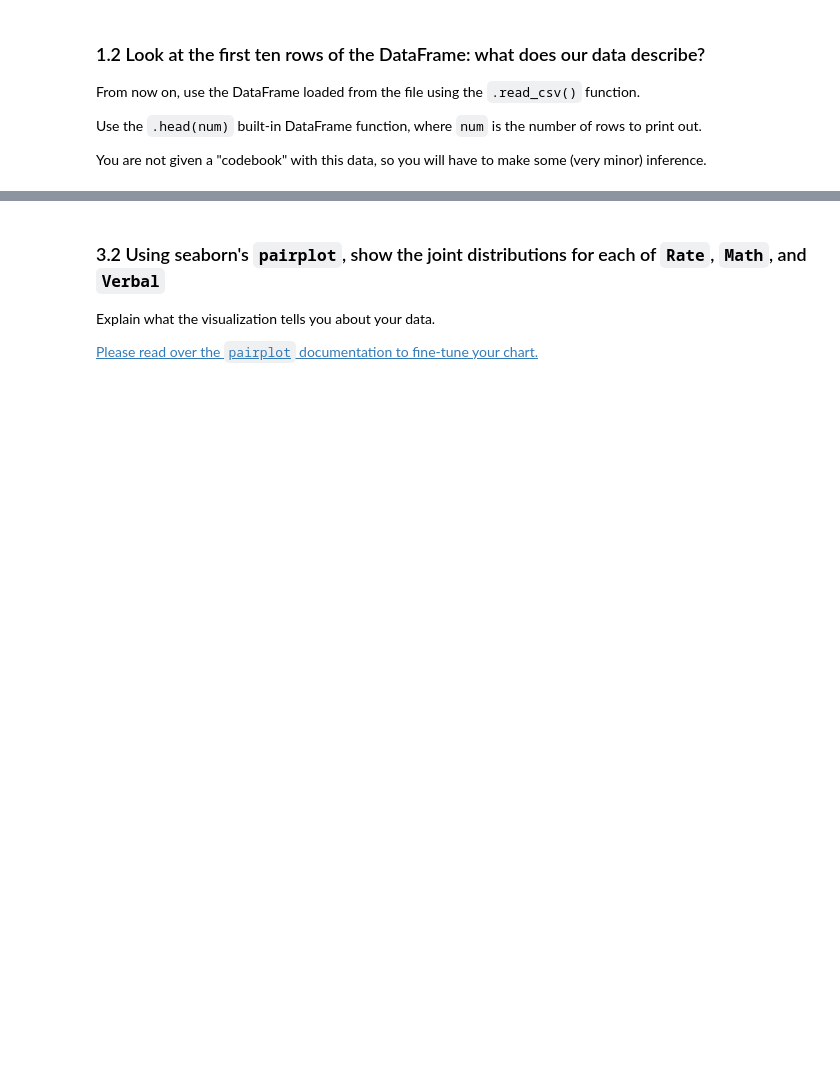
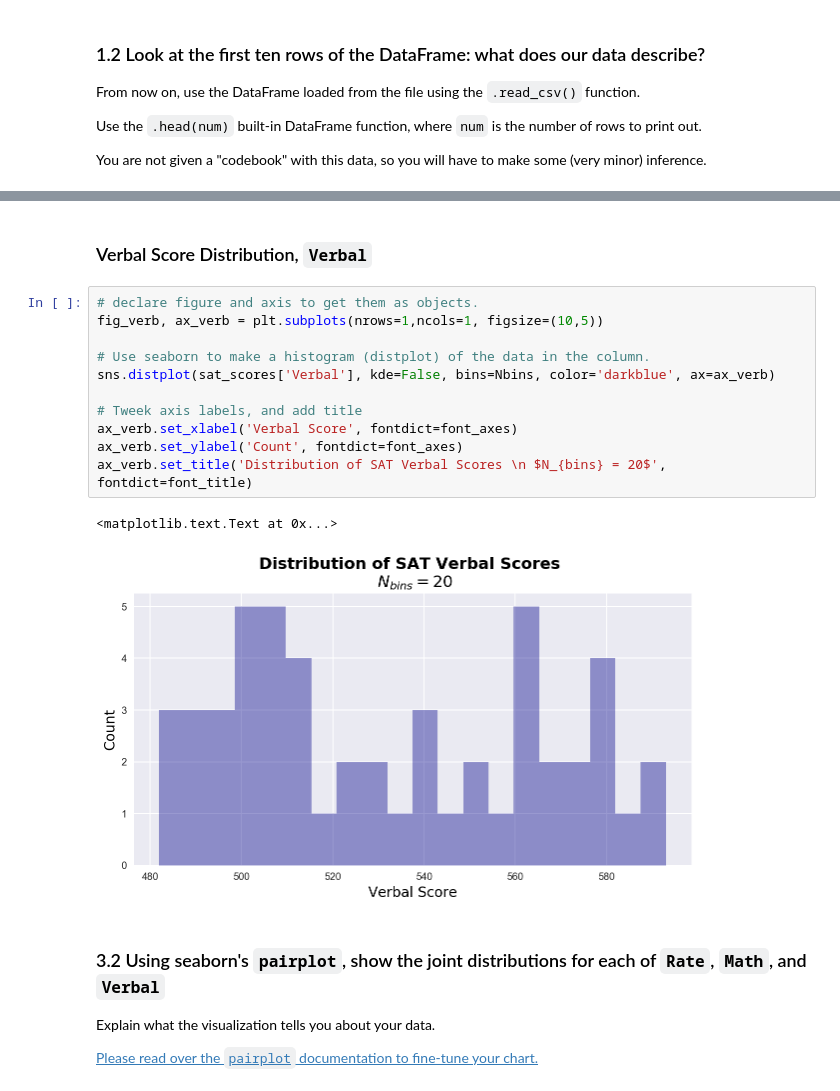
Before and after one commit to t-brewer/sats_and_drugs, a Jupyter notebook: project-02-v2-starter-code.ipynb, the cells around one changed output, grey strips where cells are left out. Drawn from its saved outputs; the diff is of its cells as text; blank space fills up the shorter version.

```diff
--- a/project-02-v2-starter-code.ipynb
+++ b/project-02-v2-starter-code.ipynb
@@ -77,3 +343,19 @@ Set the keyword argument `kde=False`. This way you can actually see the counts w
+# %% [markdown]
+### Verbal Score Distribution, `Verbal`
+# %%
+# declare figure and axis to get them as objects.
+fig_verb, ax_verb = plt.subplots(nrows=1,ncols=1, figsize=(10,5))
+
+# Use seaborn to make a histogram (distplot) of the data in the column.
+sns.distplot(sat_scores['Verbal'], kde=False, bins=Nbins, color='darkblue', ax=ax_verb)
+
+# Tweek axis labels, and add title
+ax_verb.set_xlabel('Verbal Score', fontdict=font_axes)
+ax_verb.set_ylabel('Count', fontdict=font_axes)
+ax_verb.set_title('Distribution of SAT Verbal Scores \n $N_{bins} = 20$', fontdict=font_title)
+# %% [output]
+<matplotlib.text.Text at 0x...>
+[figure, added]
 # %% [markdown]
 ### 3.2 Using seaborn's `pairplot`, show the joint distributions for each of `Rate`, `Math`, and `Verbal`
 
```
Also changed, not shown: parts of 36 cells of this notebook.
